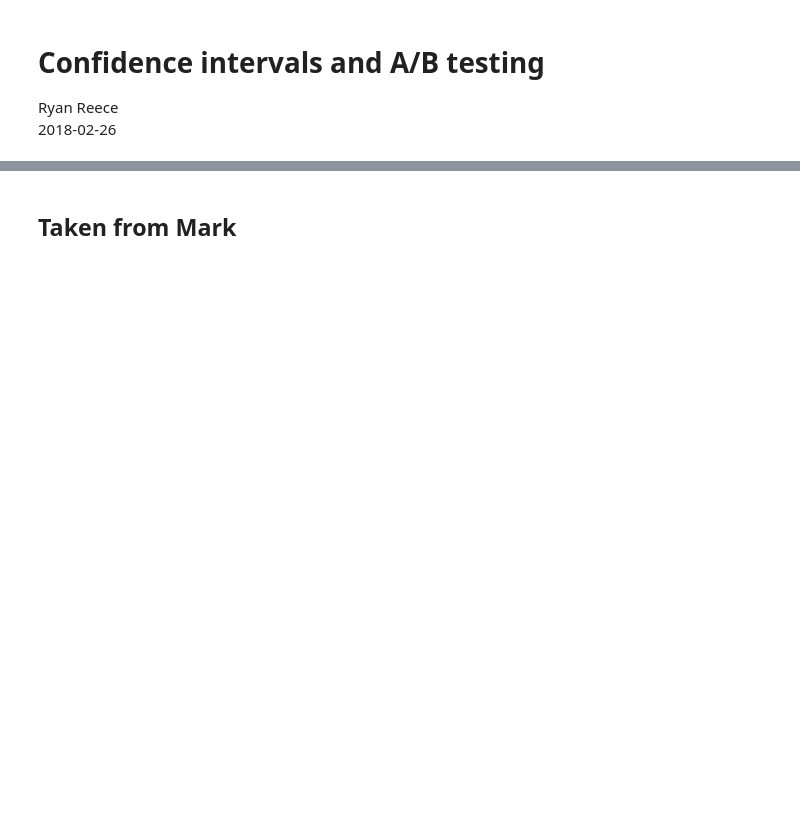
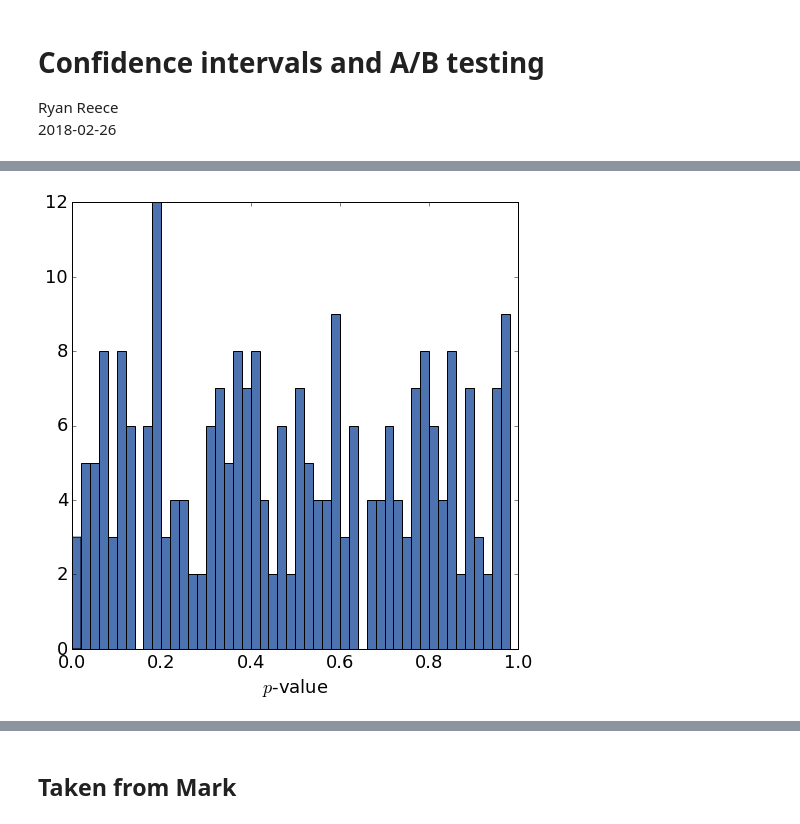
Before and after one commit to rreece/insight-workarea, a Jupyter notebook: data-challenges/a-b-testing/confidence-intervals-and-a-b-testing.ipynb, the cells around one changed output, grey strips where cells are left out. Drawn from its saved outputs; the diff is of its cells as text; code cells hidden in the pictures; blank space fills up the shorter version.

```diff
--- a/data-challenges/a-b-testing/confidence-intervals-and-a-b-testing.ipynb
+++ b/data-challenges/a-b-testing/confidence-intervals-and-a-b-testing.ipynb
@@ -7,0 +188,8 @@ Ryan Reece
+# %%
+#p_values = stats.norm.sf(abs(zscores)) # one-sided
+#p_values2 = stats.norm.sf(abs(zscores))*2 # twosided
+p_values = stats.norm.sf(zscores)
+stuff = plt.hist(p_values, bins=np.arange(0.0, 1.0, 0.02))
+stuff1 = plt.xlabel('$p$-value')
+# %% [output]
+[figure, added]
```
Also changed, not shown: parts of 33 cells of this notebook, 2 other files.
